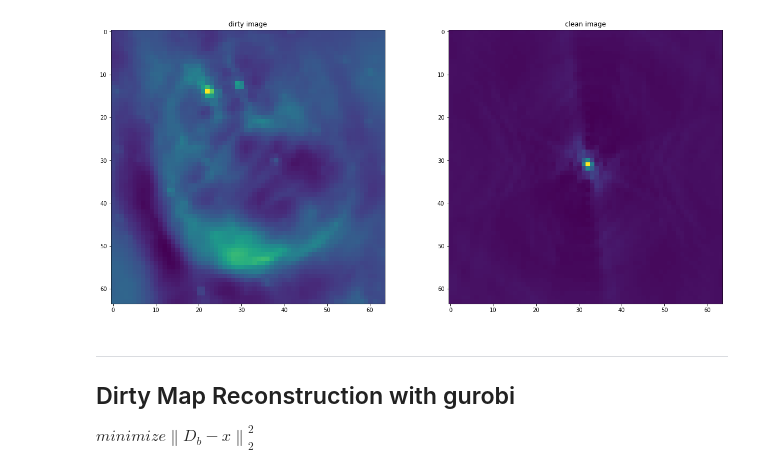
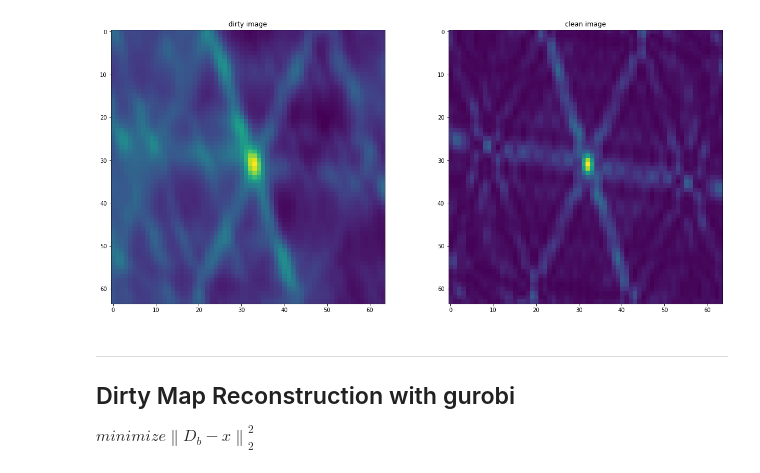
Before and after one commit to lord-blueberry/p7-cs, a Jupyter notebook: sandbox/00-cs-dirty.ipynb, the cells around one changed output. Drawn from its saved outputs; the diff is of its cells as text; code cells hidden in the pictures.

```diff
--- a/sandbox/00-cs-dirty.ipynb
+++ b/sandbox/00-cs-dirty.ipynb
@@ -75,18 +75,17 @@ def makeGaussian(size, fwhm = 3, center=None):
     return np.exp(-4*np.log(2) * ((x-x0)**2 + (y-y0)**2) / fwhm**2)
 # %%
 #folder = "./img-csv/test_64.64/"
-#folder = "./img-csv/sun.flare00_64.64/"
+folder = "./img-csv/sun.flare00_64.64/"
 #folder = "./img-csv/sun.center00_128.128/"
-folder = "./img-csv/nova00_128.128/"
+#folder = "./img-csv/nova00_128.128/"
 
-dirty_map = np.genfromtxt(folder+'dirty.csv', delimiter=',') [32:96,32:96]
-psf_map = np.genfromtxt(folder+'psf.csv', delimiter=',') [32:96,32:96]
-clean_map = np.genfromtxt(folder+'clean.csv', delimiter=',') [32:96,32:96]
-model_map = np.genfromtxt(folder+'model.csv', delimiter=',') [32:96,32:96]
-
+dirty_map = np.genfromtxt(folder+'dirty.csv', delimiter=',')
+psf_map = np.genfromtxt(folder+'psf.csv', delimiter=',')
+clean_map = np.genfromtxt(folder+'clean.csv', delimiter=',')
+model_map = np.genfromtxt(folder+'model.csv', delimiter=',')
 plot_comparison(dirty_map, 'dirty image', psf_map, 'clean image')
 # %% [output]
-[figure, old version]
+[figure, new version]
 # %% [markdown]
 ***
 
```
Also changed, not shown: parts of 4 cells of this notebook, 2 other files.
